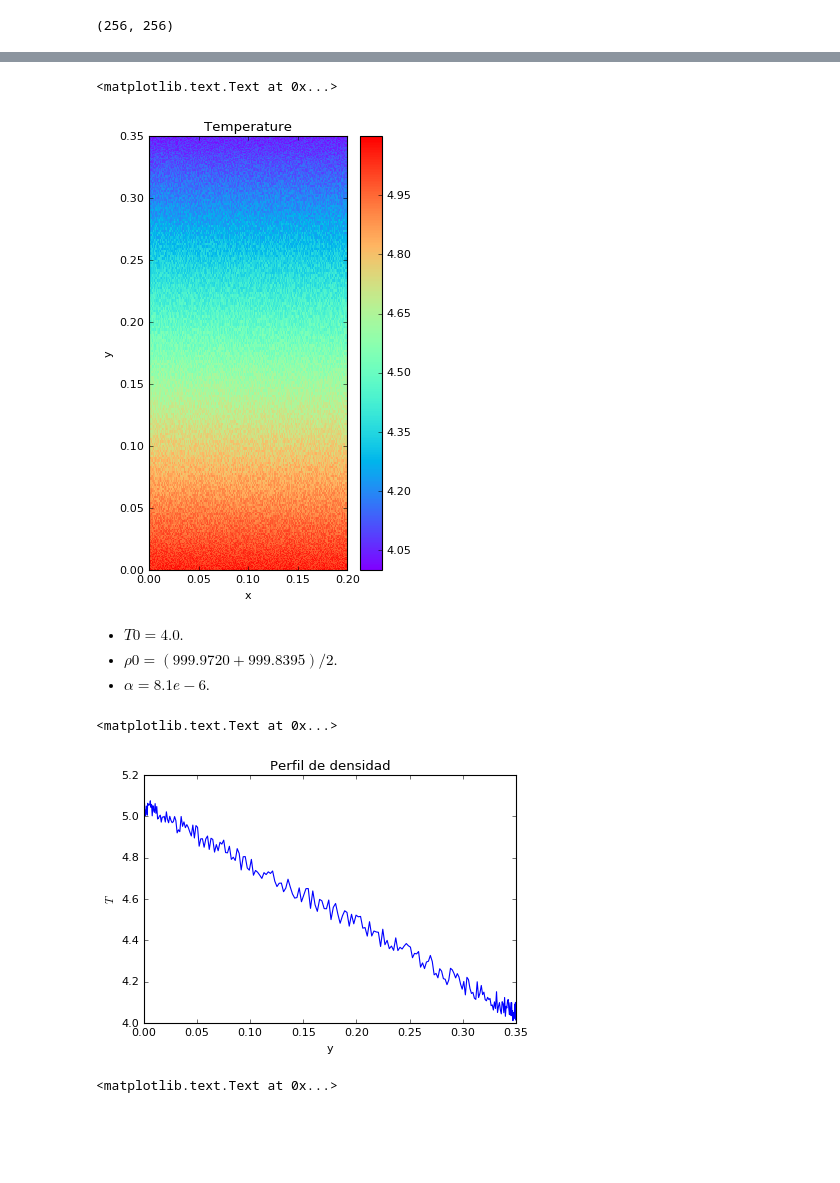
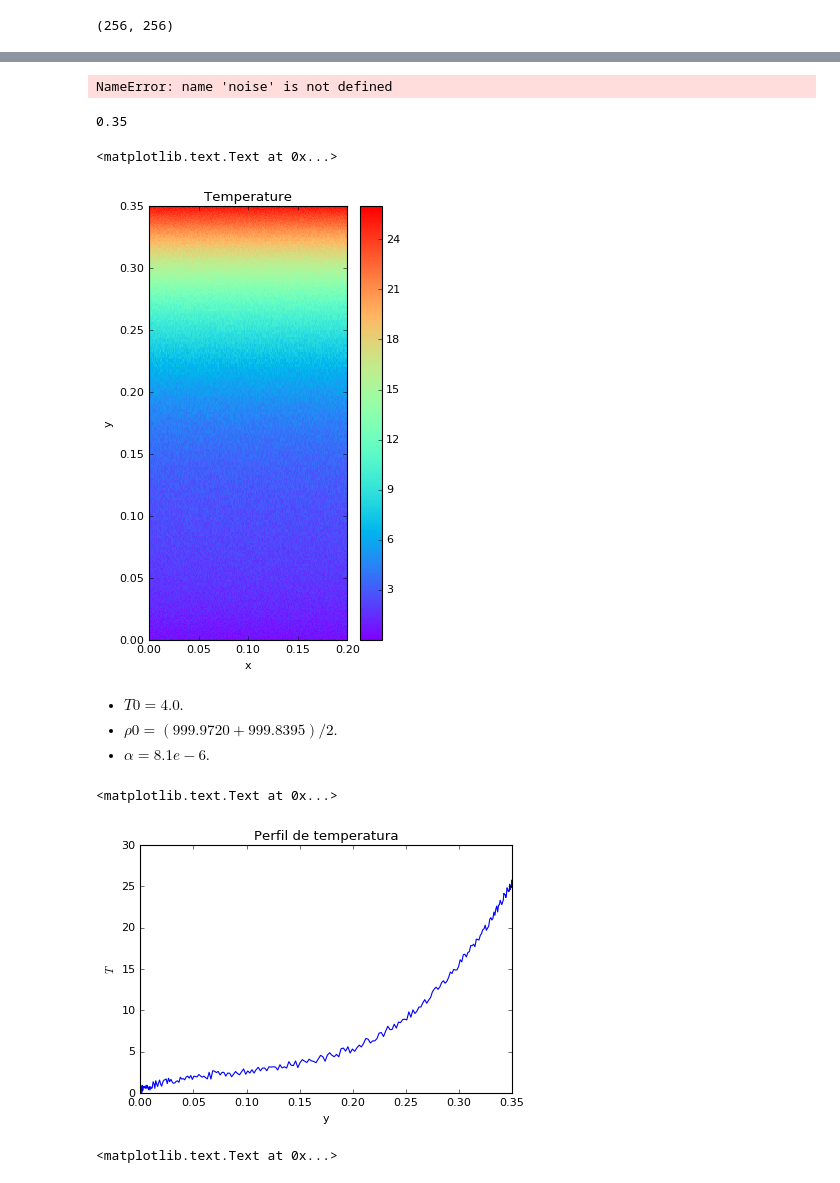
Before and after one commit to cpierard/Servicio_social, a Jupyter notebook: Convección en fluido estratificado.ipynb, the cells around one changed output, grey strips where cells are left out. Drawn from its saved outputs; the diff is of its cells as text; code cells hidden in the pictures; blank space fills up the shorter version.

Commit message:
Calculo el perfil de temperaturas de 0 a 25 C

```diff
--- a/Convección en fluido estratificado.ipynb
+++ b/Convección en fluido estratificado.ipynb
@@ -147,7 +147,7 @@ T['g'].shape
 # %% [output]
 (256, 256)
 # %%
-T['g'] = 5.0 -2.85714* y    #40.257128492422666*y - 300.5817711700071*y**2 + 1113.2658191481735*y**3
+T['g'] = 40.257128492422666*y - 300.5817711700071*y**2 + 1113.2658191481735*y**3
 # %%
 fig, axis = plt.subplots(figsize=(4,7))
 pT = axis.pcolormesh(xm, ym, T['g'].T, cmap='rainbow');
@@ -161,5 +161,14 @@ plt.ylabel('y')
+# %%
+yb, yt = y_basis.interval
+pert =  1e-3 * noise * (zt - z) * (z - zb)
+# %% [output]
+NameError: name 'noise' is not defined
+# %%
+pert
+# %% [output]
+0.35
 # %%
-T['g'] = T['g'] + np.random.rand(nx, ny)*1e-1
+T['g'] = T['g'] + np.random.rand(nx, ny)
 # %%
 fig, axis = plt.subplots(figsize=(4,7))
 pT = axis.pcolormesh(xm, ym, T['g'].T, cmap='rainbow');
@@ -169,19 +178,19 @@ plt.xlabel('x')
 plt.ylabel('y')
 # %% [output]
 <matplotlib.text.Text at 0x...>
-[figure, old version]
+[figure, new version]
 # %% [markdown]
 - $T0 = 4.0$.
 - $ρ0 = (999.9720 + 999.8395)/2$.
 - $α = 8.1e-6$.
 # %%
 plt.plot(y[0], T['g'][5,:])
-plt.title("Perfil de densidad")
+plt.title("Perfil de temperatura")
 plt.ylabel("$T$")
 plt.xlabel('y')
 # %% [output]
 <matplotlib.text.Text at 0x...>
-[figure, old version]
+[figure, new version]
 # %%
 ρ['g'] = ρ0 - ρ0*α*(T['g'] - T0)**2
 # %%
```
Also changed, not shown: parts of 3 cells of this notebook, 1 other file.
